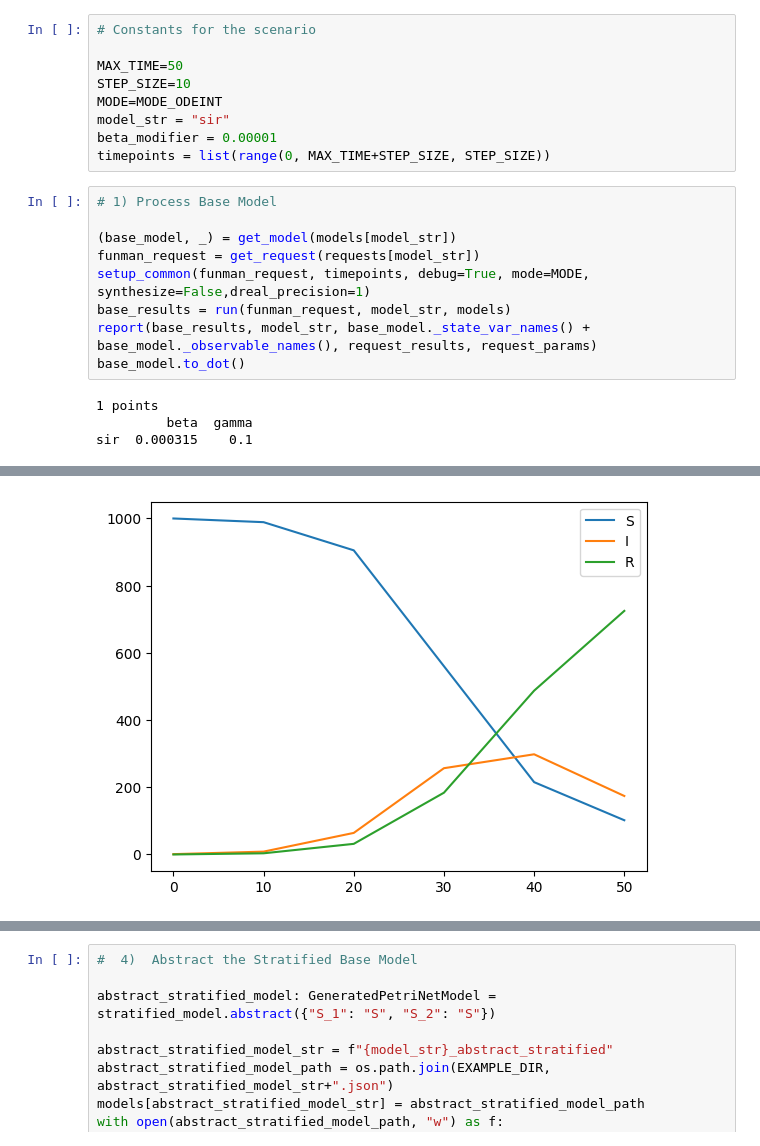
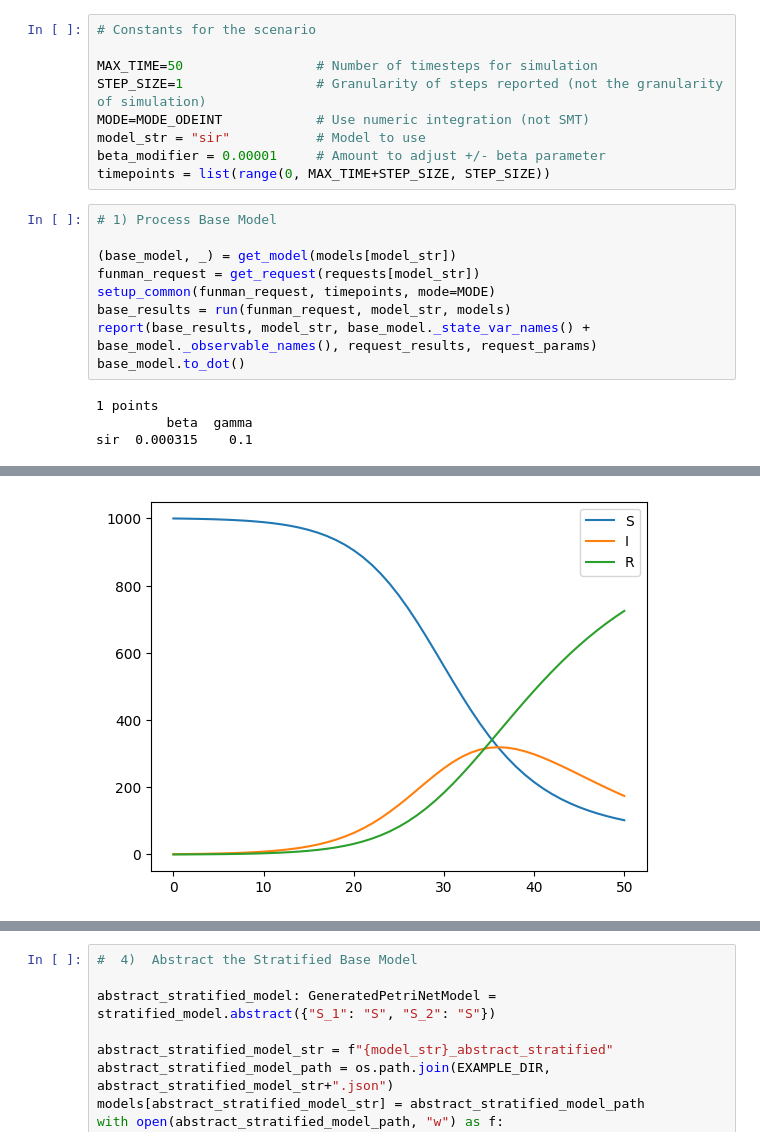
Before and after one commit to siftech/funman, a Jupyter notebook: notebooks/abstraction-bounding-demo.ipynb, the cells around one changed output, grey strips where cells are left out. Cells and saved outputs as stored; diff of their text form.

Commit message:
debugging notebook plotting

```diff
--- a/notebooks/abstraction-bounding-demo.ipynb
+++ b/notebooks/abstraction-bounding-demo.ipynb
@@ -27,27 +29,27 @@ request_results = {}
 # %%
 # Constants for the scenario
 
-MAX_TIME=50
-STEP_SIZE=10
-MODE=MODE_ODEINT
-model_str = "sir"
-beta_modifier = 0.00001
+MAX_TIME=50                 # Number of timesteps for simulation
+STEP_SIZE=1                 # Granularity of steps reported (not the granularity of simulation)
+MODE=MODE_ODEINT            # Use numeric integration (not SMT)
+model_str = "sir"           # Model to use
+beta_modifier = 0.00001     # Amount to adjust +/- beta parameter
 timepoints = list(range(0, MAX_TIME+STEP_SIZE, STEP_SIZE))
 # %%
 # 1) Process Base Model
 
 (base_model, _) = get_model(models[model_str])
 funman_request = get_request(requests[model_str])
-setup_common(funman_request, timepoints, debug=True, mode=MODE, synthesize=False,dreal_precision=1)
+setup_common(funman_request, timepoints, mode=MODE)
 base_results = run(funman_request, model_str, models)
 report(base_results, model_str, base_model._state_var_names() + base_model._observable_names(), request_results, request_params)
 base_model.to_dot()
 # %% [output]
 1 points
          beta  gamma
 sir  0.000315    0.1
 [drawing not drawn]
-[figure, old version]
+[figure, new version]
 # %%
 # 1.1) Bound the Base Model
 
```
Also changed, not shown: parts of 4 cells of this notebook, 3 other files.
